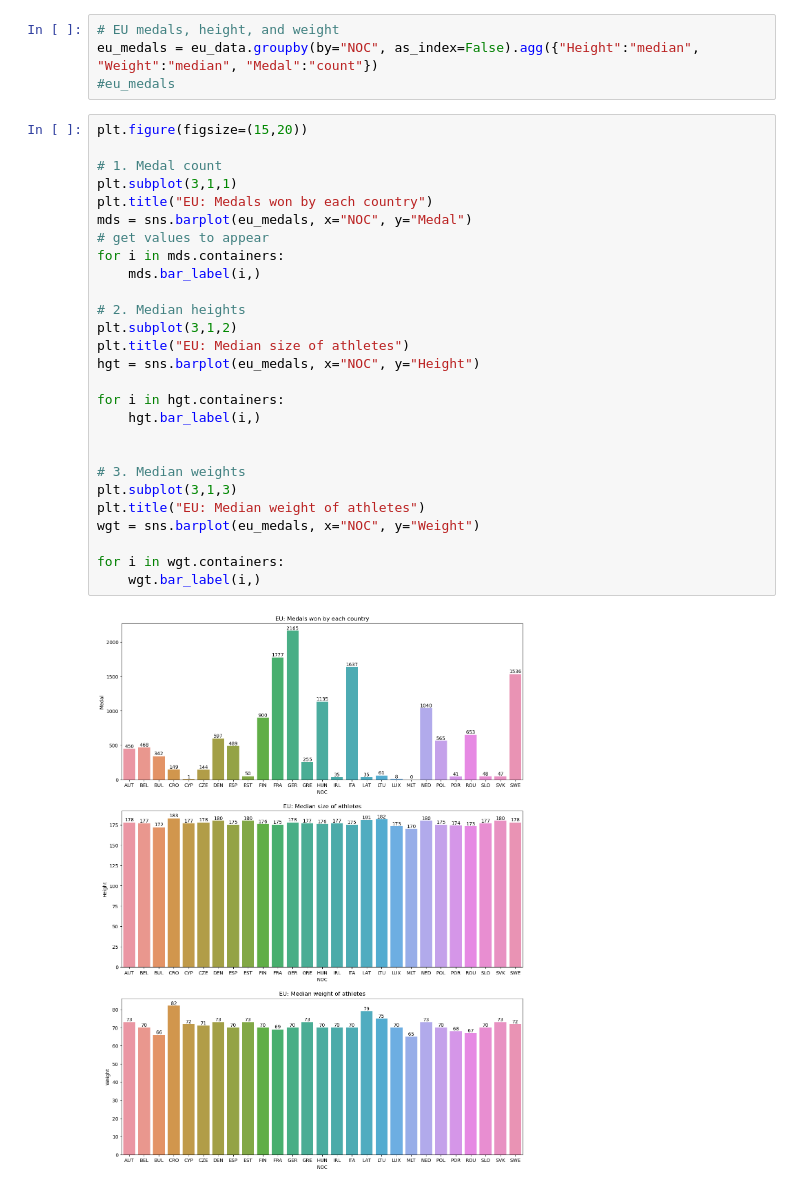
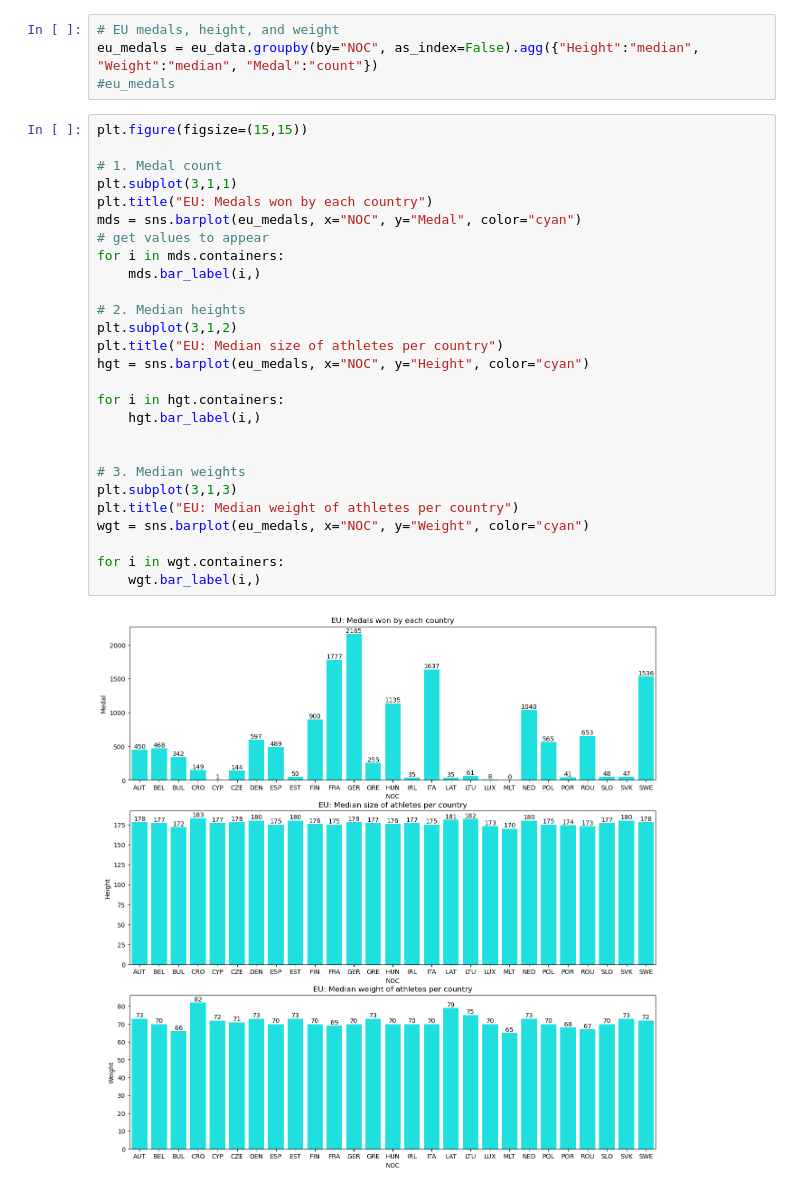
Before and after one commit to PatrickMichnowicz/Data_portfolio, a Jupyter notebook: Olympic_database/Olympic_Games_analysis_visualization.ipynb, the cells around one changed output. Saved outputs shown, nothing was run; the diff lists cells and outputs as text.

```diff
--- a/Olympic_database/Olympic_Games_analysis_visualization.ipynb
+++ b/Olympic_database/Olympic_Games_analysis_visualization.ipynb
@@ -107,31 +175,31 @@ memory usage: 21.4+ MB
 eu_medals = eu_data.groupby(by="NOC", as_index=False).agg({"Height":"median", "Weight":"median", "Medal":"count"})
 #eu_medals
 # %%
-plt.figure(figsize=(15,20))
+plt.figure(figsize=(15,15))
 
 # 1. Medal count
 plt.subplot(3,1,1)
 plt.title("EU: Medals won by each country")
-mds = sns.barplot(eu_medals, x="NOC", y="Medal")
+mds = sns.barplot(eu_medals, x="NOC", y="Medal", color="cyan")
 # get values to appear
 for i in mds.containers:
     mds.bar_label(i,)
 
 # 2. Median heights
 plt.subplot(3,1,2)
-plt.title("EU: Median size of athletes")
-hgt = sns.barplot(eu_medals, x="NOC", y="Height")
+plt.title("EU: Median size of athletes per country")
+hgt = sns.barplot(eu_medals, x="NOC", y="Height", color="cyan")
 
 for i in hgt.containers:
     hgt.bar_label(i,)
 
 
 # 3. Median weights
 plt.subplot(3,1,3)
-plt.title("EU: Median weight of athletes")
-wgt = sns.barplot(eu_medals, x="NOC", y="Weight")
+plt.title("EU: Median weight of athletes per country")
+wgt = sns.barplot(eu_medals, x="NOC", y="Weight", color="cyan")
 
 for i in wgt.containers:
     wgt.bar_label(i,)
 # %% [output]
-[figure, old version]
+[figure, new version]
```
Also changed, not shown: parts of 16 cells of this notebook.
